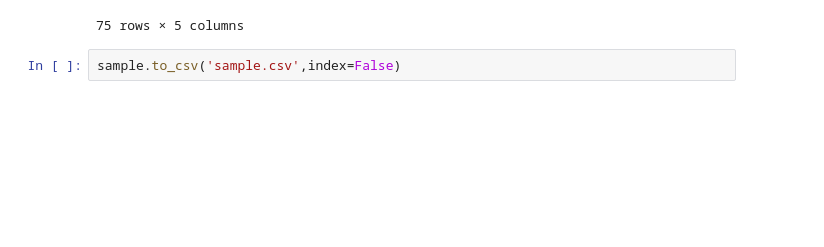
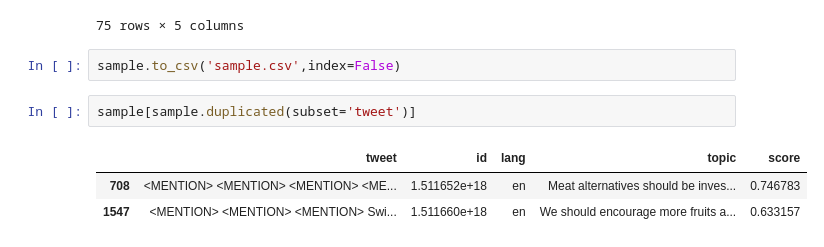
Before and after one commit to danielhers/sustainable-diet-arguments-twitter, a Jupyter notebook: Tweet-Retrival-System.ipynb, the cells around one changed output. Saved outputs shown, nothing was run; the diff lists cells and outputs as text; blank space fills up the shorter version.

```diff
--- a/Tweet-Retrival-System.ipynb
+++ b/Tweet-Retrival-System.ipynb
@@ -197,3 +197,9 @@ sample
 75 rows × 5 columns
 # %%
 sample.to_csv('sample.csv',index=False)
+# %%
+sample[sample.duplicated(subset='tweet')]
+# %% [output]
+|  | tweet | id | lang | topic | score |
+| 708 | <MENTION> <MENTION> <MENTION> <ME... | 1.511652e+18 | en | Meat alternatives should be inves... | 0.746783 |
+| 1547 | <MENTION> <MENTION> <MENTION> Swi... | 1.511660e+18 | en | We should encourage more fruits a... | 0.633157 |
```
Also changed, not shown: 4 other files.
